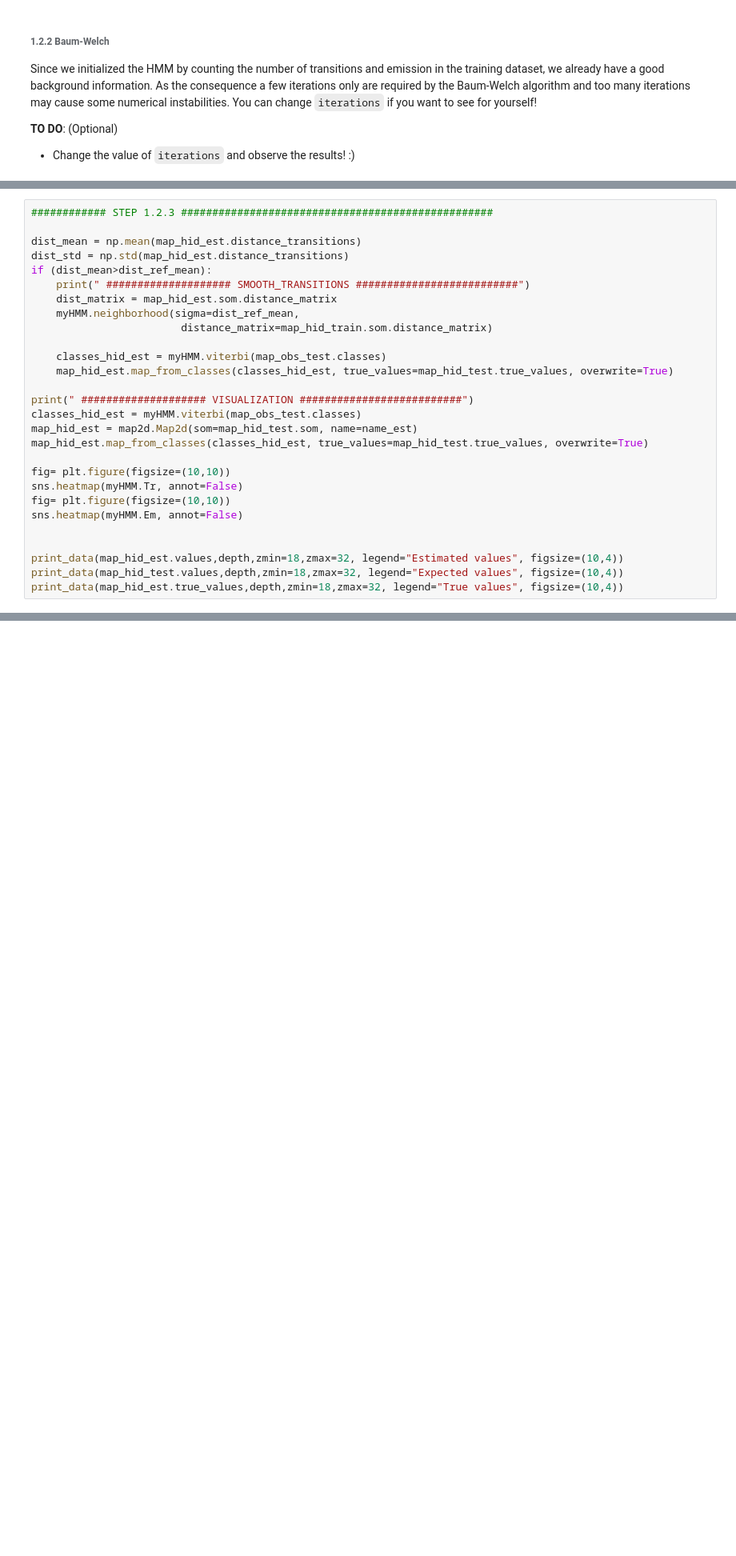
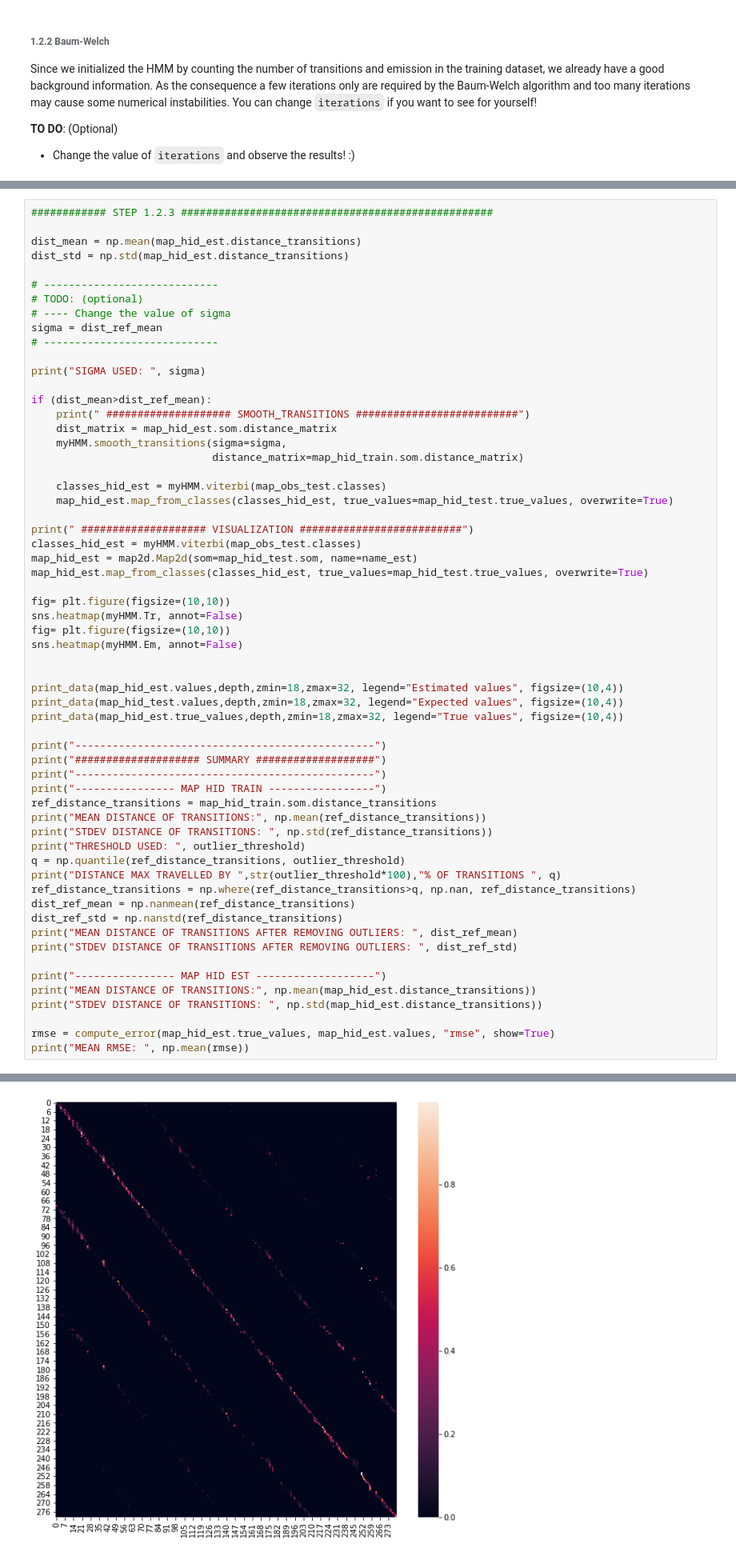
Before and after one commit to nglm/submapp, a Jupyter notebook: tuto_hmm.ipynb, the cells around one changed output, grey strips where cells are left out. Shown at 80% size. Drawn from its saved outputs; the diff is of its cells as text; blank space fills up the shorter version.

```diff
--- a/tuto_hmm.ipynb
+++ b/tuto_hmm.ipynb
@@ -376,11 +545,20 @@ We use here the same radius $\sigma$ as in the other neighbourhood function for
 
 dist_mean = np.mean(map_hid_est.distance_transitions)
 dist_std = np.std(map_hid_est.distance_transitions)
+
+# ----------------------------
+# TODO: (optional)
+# ---- Change the value of sigma
+sigma = dist_ref_mean
+# ----------------------------
+
+print("SIGMA USED: ", sigma)
+
 if (dist_mean>dist_ref_mean):
     print(" #################### SMOOTH_TRANSITIONS ##########################")
     dist_matrix = map_hid_est.som.distance_matrix
-    myHMM.neighborhood(sigma=dist_ref_mean,
-                        distance_matrix=map_hid_train.som.distance_matrix)
+    myHMM.smooth_transitions(sigma=sigma,
+                             distance_matrix=map_hid_train.som.distance_matrix)
 
     classes_hid_est = myHMM.viterbi(map_obs_test.classes)
     map_hid_est.map_from_classes(classes_hid_est, true_values=map_hid_test.true_values, overwrite=True)
@@ -399,3 +577,27 @@ sns.heatmap(myHMM.Em, annot=False)
 print_data(map_hid_est.values,depth,zmin=18,zmax=32, legend="Estimated values", figsize=(10,4))
 print_data(map_hid_test.values,depth,zmin=18,zmax=32, legend="Expected values", figsize=(10,4))
 print_data(map_hid_est.true_values,depth,zmin=18,zmax=32, legend="True values", figsize=(10,4))
+
+print("------------------------------------------------")
+print("#################### SUMMARY ###################")
+print("------------------------------------------------")
+print("---------------- MAP HID TRAIN -----------------")
+ref_distance_transitions = map_hid_train.som.distance_transitions
+print("MEAN DISTANCE OF TRANSITIONS:", np.mean(ref_distance_transitions))
+print("STDEV DISTANCE OF TRANSITIONS: ", np.std(ref_distance_transitions))
+print("THRESHOLD USED: ", outlier_threshold)
+q = np.quantile(ref_distance_transitions, outlier_threshold)
+print("DISTANCE MAX TRAVELLED BY ",str(outlier_threshold*100),"% OF TRANSITIONS ", q)
+ref_distance_transitions = np.where(ref_distance_transitions>q, np.nan, ref_distance_transitions)
+dist_ref_mean = np.nanmean(ref_distance_transitions)
+dist_ref_std = np.nanstd(ref_distance_transitions)
+print("MEAN DISTANCE OF TRANSITIONS AFTER REMOVING OUTLIERS: ", dist_ref_mean)
+print("STDEV DISTANCE OF TRANSITIONS AFTER REMOVING OUTLIERS: ", dist_ref_std)
+
+print("---------------- MAP HID EST -------------------")
+print("MEAN DISTANCE OF TRANSITIONS:", np.mean(map_hid_est.distance_transitions))
+print("STDEV DISTANCE OF TRANSITIONS: ", np.std(map_hid_est.distance_transitions))
+
+rmse = compute_error(map_hid_est.true_values, map_hid_est.values, "rmse", show=True)
+print("MEAN RMSE: ", np.mean(rmse))
+# %% [output]
@@ -401,0 +609 @@ print_data(map_hid_est.true_values,depth,zmin=18,zmax=32, legend="True values",
+[figure, added]
```
Also changed, not shown: parts of 13 cells of this notebook, 7 other files.
